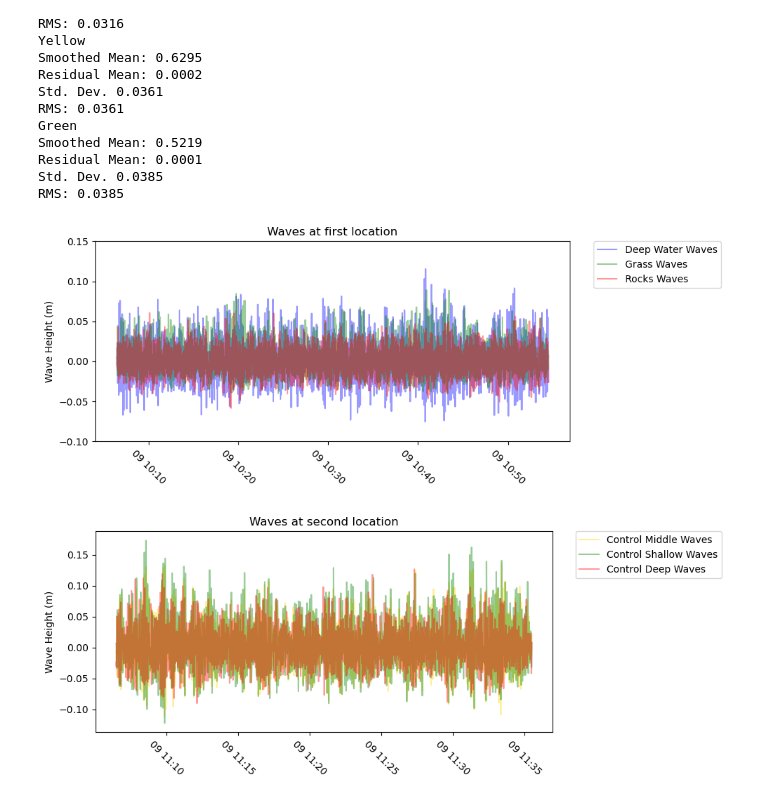
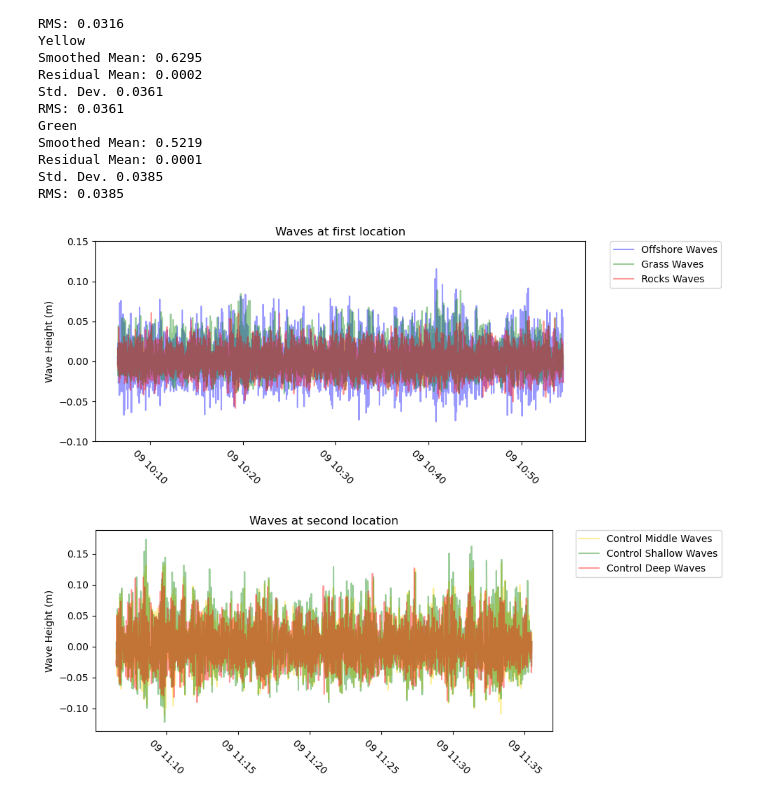
Before and after one commit to sofa927/Science-Fair, a Jupyter notebook: CopySophiaDataPlots-Copy1.ipynb, the cells around one changed output. Cells and saved outputs as stored; diff of their text form; code cells hidden in the pictures.

```diff
--- a/CopySophiaDataPlots-Copy1.ipynb
+++ b/CopySophiaDataPlots-Copy1.ipynb
@@ -318,21 +318,21 @@ RMS: 0.0385
 # %%
 # plot waves only
 plt.figure( figsize = (10,4) )
-plt.plot( df_blue1r['Time'], df_blue1r['Waves'],c='blue', label = 'Deep Water Waves', alpha=0.4)
+plt.plot( df_blue1r['Time'], df_blue1r['Waves'],c='blue', label = 'Offshore Waves', alpha=0.4)
 plt.plot( df_green1r['Time'], df_green1r['Waves'],c='green', label = 'Grass Waves', alpha=0.4)
 plt.plot( df_red1r['Time'], df_red1r['Waves'],c='red', label = 'Rocks Waves', alpha=0.4)
 
 
 plt.ylabel( 'Wave Height (m)' )
 plt.ylim(-0.10, 0.15)
 plt.xticks(rotation=-45)
 plt.legend(bbox_to_anchor=(1.05, 1), loc='upper left', borderaxespad=0.)
 plt.title('Waves at first location')
 plt.tight_layout()
 plt.savefig('Waves1Graph.png',dpi=200)
 plt.show()
 # %% [output]
-[figure, old version]
+[figure, new version]
 # %%
 # plot waves only
 plt.figure( figsize = (10,4) )
```
